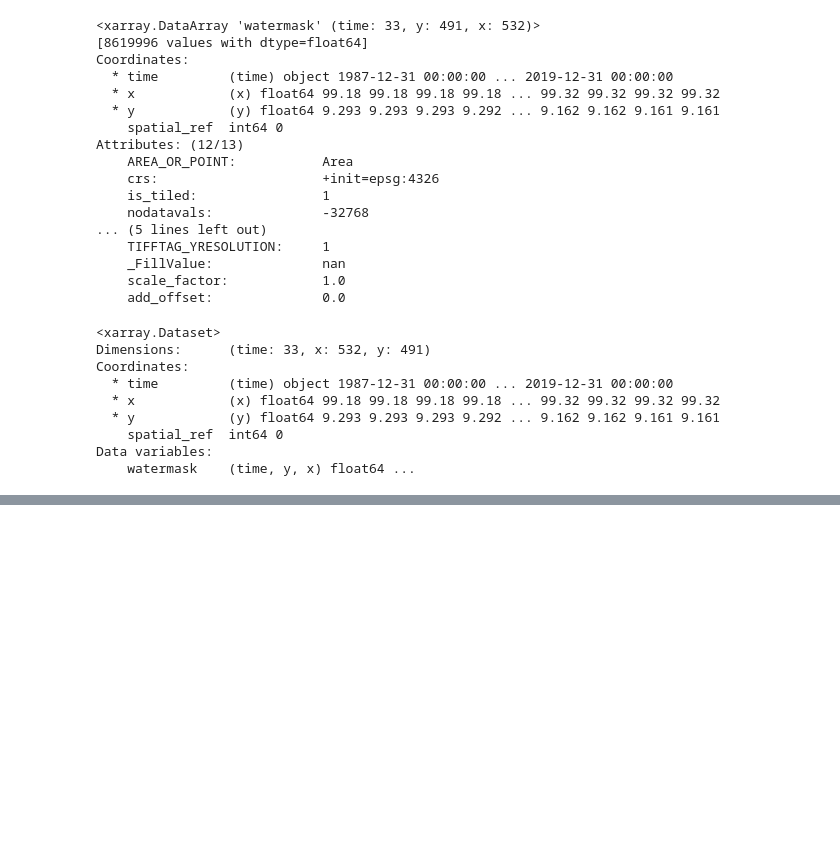
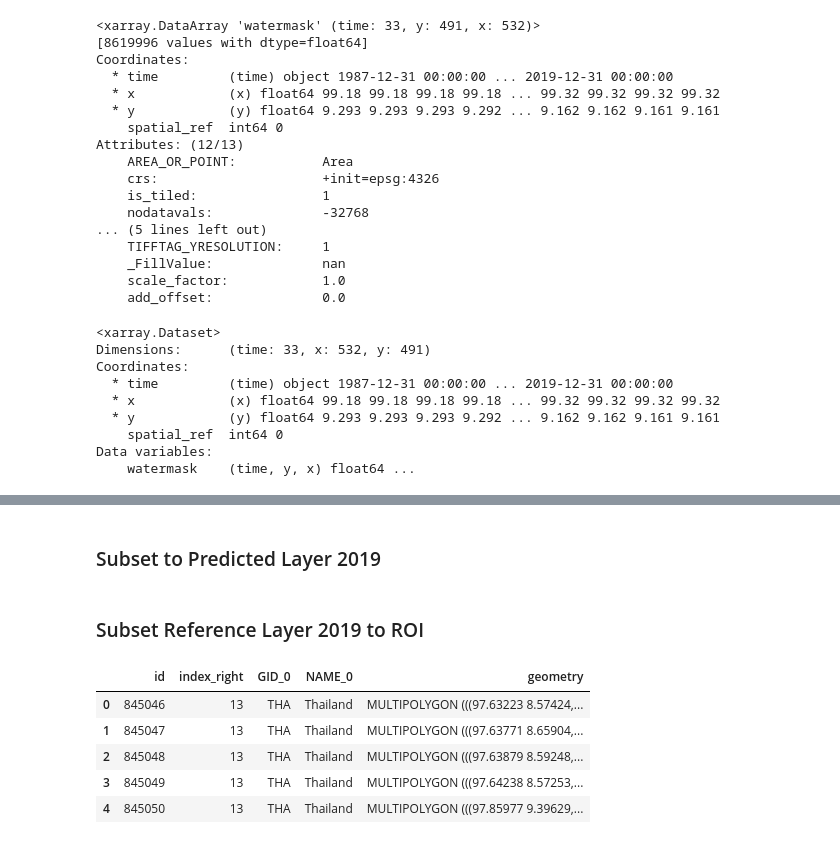
Before and after one commit to Shirobakaidou/Aquaponds, a Jupyter notebook: 03_test_otsu.ipynb, the cells around one changed output, grey strips where cells are left out. Saved outputs shown, nothing was run; the diff lists cells and outputs as text; code cells hidden in the pictures; blank space fills up the shorter version.

```diff
--- a/03_test_otsu.ipynb
+++ b/03_test_otsu.ipynb
@@ -357,0 +423,2 @@ xds.watermask.plot(robust=True, col="time", col_wrap=3)
+# %% [markdown]
+### Subset to Predicted Layer 2019
@@ -357,0 +435,16 @@ xds.watermask.plot(robust=True, col="time", col_wrap=3)
+# %% [markdown]
+### Subset Reference Layer 2019 to ROI
+# %%
+# Load ponds of one country
+wdir = '/content/drive/MyDrive/THESIS_AQUAPONDS/ROI/Aquaculture_Asia_Coast_2019'
+path_ponds = glob(os.path.join(wdir, 'Aquaculture_ponds_Asian_coast_2019', 'ponds_by_country', 'pond_2019_Thailand.gpkg'))[0]
+#print(path_ponds)
+ponds_one_country = gpd.read_file(path_ponds)
+ponds_one_country.head()
+# %% [output]
+|  | id | index_right | GID_0 | NAME_0 | geometry |
+| 0 | 845046 | 13 | THA | Thailand | MULTIPOLYGON (((97.63223 8.57424,... |
+| 1 | 845047 | 13 | THA | Thailand | MULTIPOLYGON (((97.63771 8.65904,... |
+| 2 | 845048 | 13 | THA | Thailand | MULTIPOLYGON (((97.63879 8.59248,... |
+| 3 | 845049 | 13 | THA | Thailand | MULTIPOLYGON (((97.64238 8.57253,... |
+| 4 | 845050 | 13 | THA | Thailand | MULTIPOLYGON (((97.85977 9.39629,... |
```
Also changed, not shown: parts of 38 cells of this notebook.
